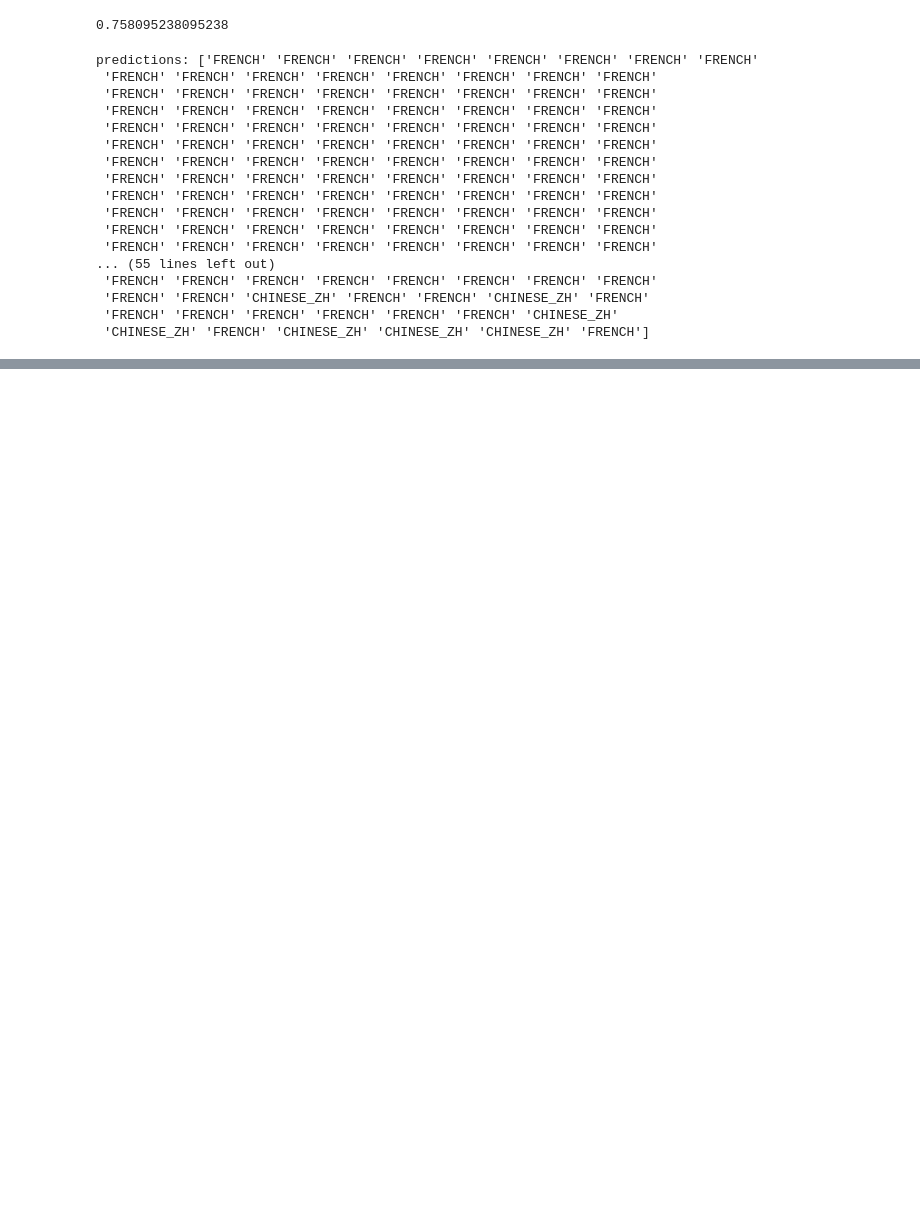
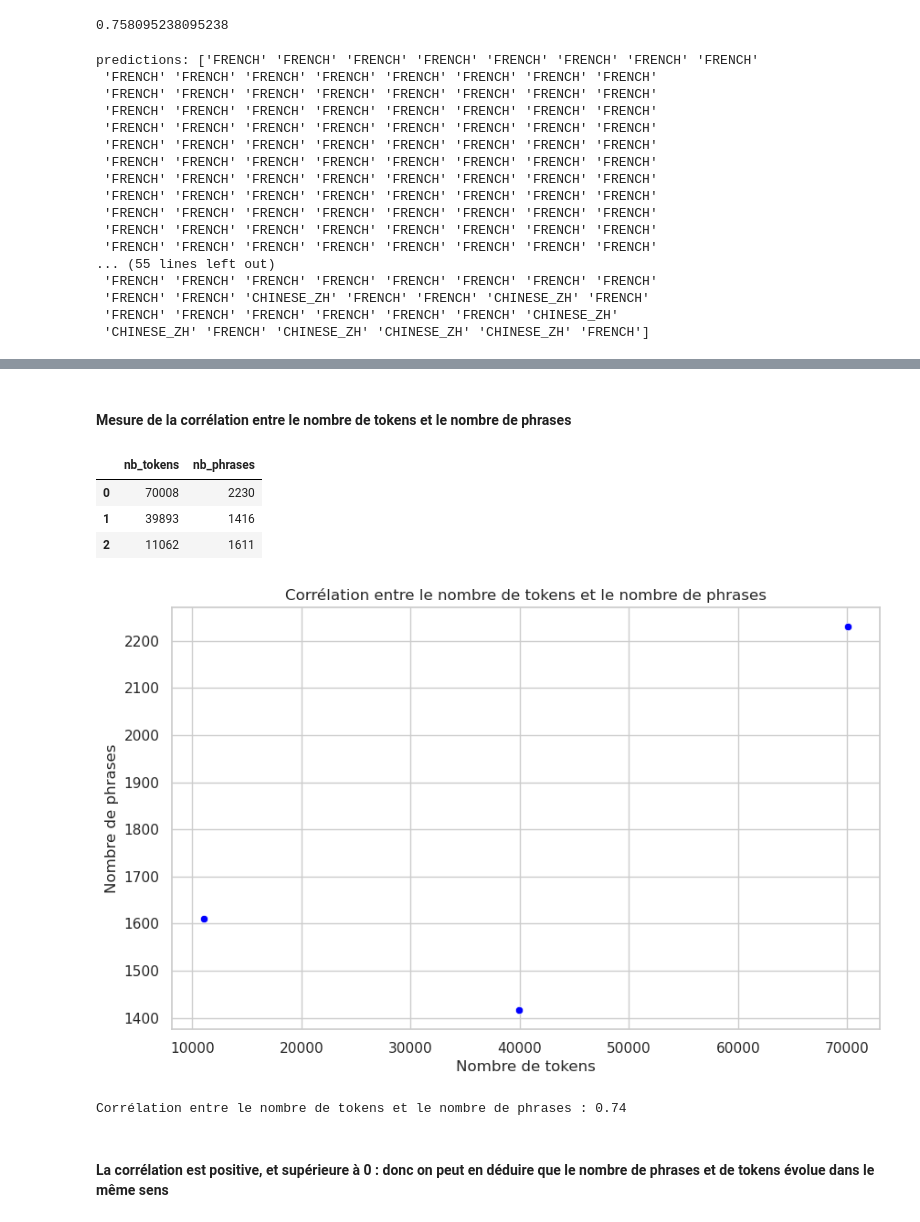
Before and after one commit to NgauvNicolas/Outils_Traitement_Corpus, a Jupyter notebook: notebooks/ExtractionInfos_Mesures_Corpus.ipynb, the cells around one changed output, grey strips where cells are left out. Drawn from its saved outputs; the diff is of its cells as text; code cells hidden in the pictures; blank space fills up the shorter version.

Commit message:
feat: mise à jour de ExtractionInfos_Mesures_Corpus.ipynb avec mesure de corrélation, split du corpus et évaluation avec différentes métriques et visualisations

```diff
--- a/notebooks/ExtractionInfos_Mesures_Corpus.ipynb
+++ b/notebooks/ExtractionInfos_Mesures_Corpus.ipynb
@@ -1023,0 +951,51 @@ plt.savefig(f'../Output/{args.vectorize}-{args.model}.png')
+# %% [markdown]
+#### Mesure de la corrélation entre le nombre de tokens et le nombre de phrases
+# %%
+import pandas as pd
+
+# Créer le DataFrame
+data = {
+    'nb_tokens': [token_fr_count, token_en_count, len(words_zh)],
+    'nb_phrases': [len(all_fr_sentences), len(all_en_sentences), len(sentences_zh)]
+}
+
+df = pd.DataFrame(data)
+
+df
+# %% [output]
+|  | nb_tokens | nb_phrases |
+| 0 | 70008 | 2230 |
+| 1 | 39893 | 1416 |
+| 2 | 11062 | 1611 |
+# %%
+import seaborn as sns
+import pandas as pd
+
+# Créer un diagramme de dispersion avec matplotlib
+#plt.figure(figsize=(10, 6))
+#plt.scatter(df['nb_tokens'], df['nb_phrases'], color='blue', alpha=0.5)
+#plt.xlabel('Nombre de tokens')
+#plt.ylabel('Nombre de phrases')
+#plt.title('Corrélation entre le nombre de tokens et le nombre de phrases')
+#plt.grid(True)
+#plt.savefig('../results/correlation_scatter_plot.png')  # Sauvegarder la figure
+#plt.show()
+
+# Créer un diagramme de dispersion avec seaborn
+sns.set(style="whitegrid")
+plt.figure(figsize=(10, 6))
+sns.scatterplot(x='nb_tokens', y='nb_phrases', data=df, color='blue')
+plt.xlabel('Nombre de tokens')
+plt.ylabel('Nombre de phrases')
+plt.title('Corrélation entre le nombre de tokens et le nombre de phrases')
+plt.savefig('../results/correlation_scatter_plot_seaborn.png')  # Sauvegarder la figure
+plt.show()
+
+# Calculer et afficher la corrélation
+correlation = df['nb_tokens'].corr(df['nb_phrases'])
+print(f"Corrélation entre le nombre de tokens et le nombre de phrases : {correlation:.2f}")
+# %% [output]
+[figure, added]
+Corrélation entre le nombre de tokens et le nombre de phrases : 0.74
+# %% [markdown]
+#### La corrélation est positive, et supérieure à 0 : donc on peut en déduire que le nombre de phrases et de tokens évolue dans le même sens
```
Also changed, not shown: parts of 44 cells of this notebook.
